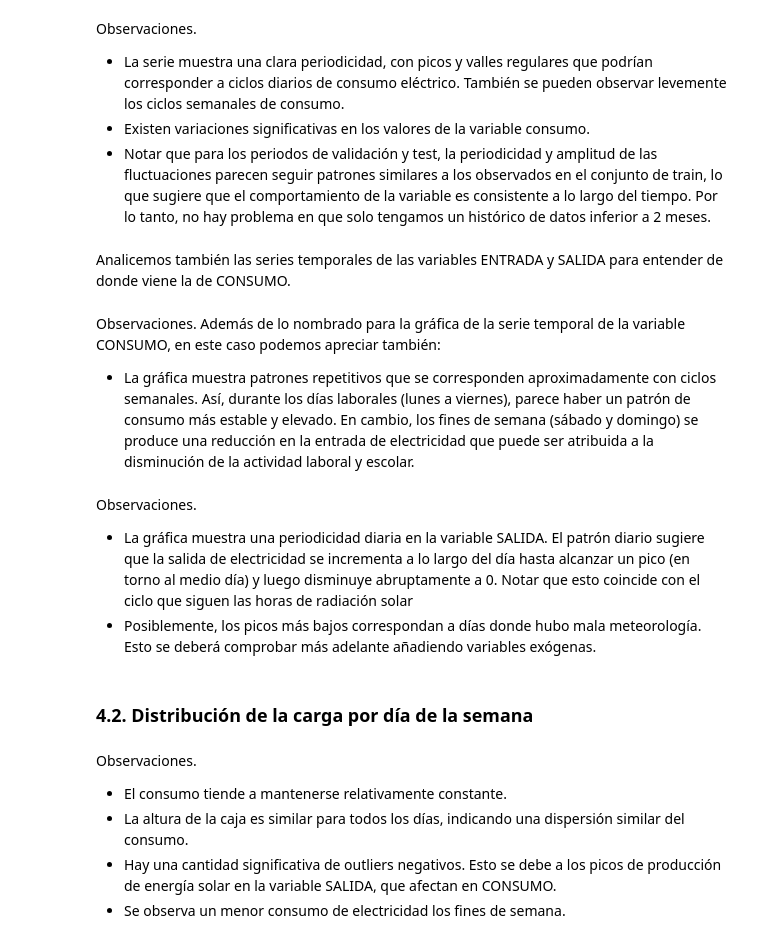
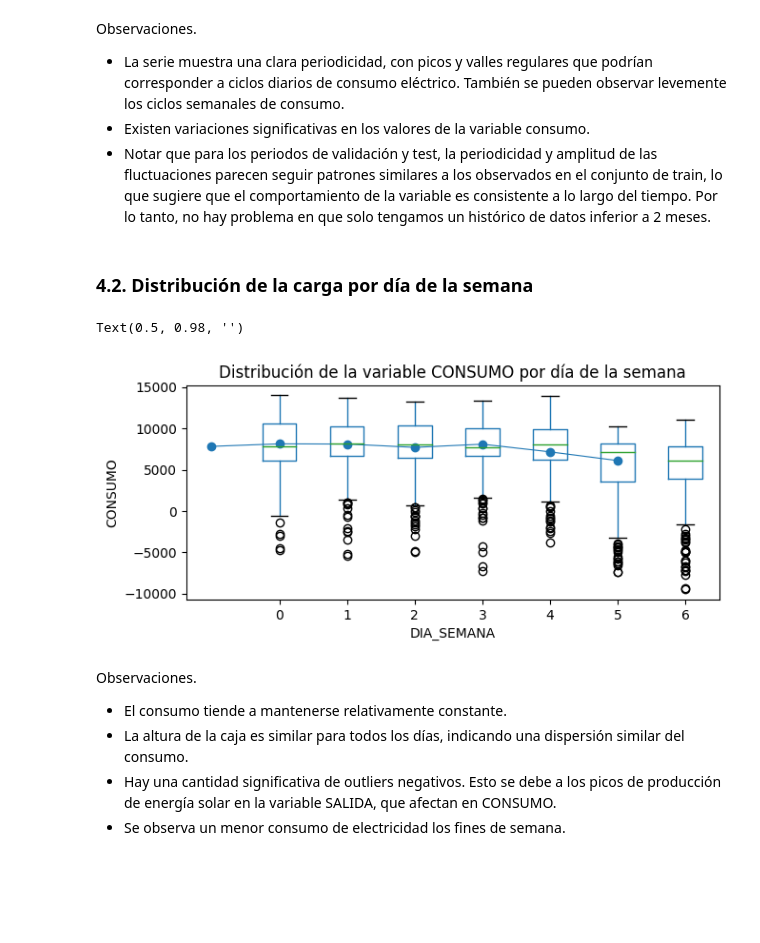
Before and after one commit to laaraapsg/tfm, a Jupyter notebook: 3_Caso_de_uso_1_CONSUMO.ipynb, the cells around one changed output. Cells and saved outputs as stored; diff of their text form; code cells hidden in the pictures; blank space fills up the shorter version.

```diff
--- a/3_Caso_de_uso_1_CONSUMO.ipynb
+++ b/3_Caso_de_uso_1_CONSUMO.ipynb
@@ -341,5 +350,3 @@ Observaciones.
 - La serie muestra una clara periodicidad, con picos y valles regulares que podrían corresponder a ciclos diarios de consumo eléctrico. También se pueden observar levemente los ciclos semanales de consumo.
 - Existen variaciones significativas en los valores de la variable consumo.
 - Notar que para los periodos de validación y test, la periodicidad y amplitud de las fluctuaciones parecen seguir patrones similares a los observados en el conjunto de train, lo que sugiere que el comportamiento de la variable es consistente a lo largo del tiempo. Por lo tanto, no hay problema en que solo tengamos un histórico de datos inferior a 2 meses.
-# %% [markdown]
-Analicemos también las series temporales de las variables ENTRADA y SALIDA para entender de donde viene la de CONSUMO.
@@ -353,3 +352,0 @@ ax.legend()
-# %% [markdown]
-Observaciones. Además de lo nombrado para la gráfica de la serie temporal de la variable CONSUMO, en este caso podemos apreciar también:
-- La gráfica muestra patrones repetitivos que se corresponden aproximadamente con ciclos semanales. Así, durante los días laborales (lunes a viernes), parece haber un patrón de consumo más estable y elevado. En cambio, los fines de semana (sábado y domingo) se produce una reducción en la entrada de electricidad que puede ser atribuida a la disminución de la actividad laboral y escolar.
@@ -363,16 +353,15 @@ ax.legend()
-# %% [markdown]
-Observaciones.
-- La gráfica muestra una periodicidad diaria en la variable SALIDA. El patrón diario sugiere que la salida de electricidad se incrementa a lo largo del día hasta alcanzar un pico (en torno al medio día) y luego disminuye abruptamente a 0. Notar que esto coincide con el ciclo que siguen las horas de radiación solar
-- Posiblemente, los picos más bajos correspondan a días donde hubo mala meteorología. Esto se deberá comprobar más adelante añadiendo variables exógenas.
 # %% [markdown]
 ### 4.2. Distribución de la carga por día de la semana
 # %%
 fig, ax = plt.subplots(figsize=(7, 3))
-df_consumo_total.boxplot(column='CONSUMO', by='DIA_SEMANA', ax=ax)
-df_consumo_total.groupby('DIA_SEMANA')['CONSUMO'].median().plot(style='o-', linewidth=0.8, ax=ax)
-ax.set_ylabel('CONSUMO')
-ax.set_title('Distribución del consumo por día de la semana')
+df_consumo_total.boxplot(column=variable, by='DIA_SEMANA', ax=ax)
+df_consumo_total.groupby('DIA_SEMANA')[variable].median().plot(style='o-', linewidth=0.8, ax=ax)
+ax.set_ylabel(variable)
+ax.set_title(f'Distribución de la variable {variable} por día de la semana')
 fig.suptitle('')
+# %% [output]
+Text(0.5, 0.98, '')
+[figure, added]
 # %% [markdown]
 Observaciones.
 - El consumo tiende a mantenerse relativamente constante.
```
Also changed, not shown: parts of 127 cells of this notebook.
